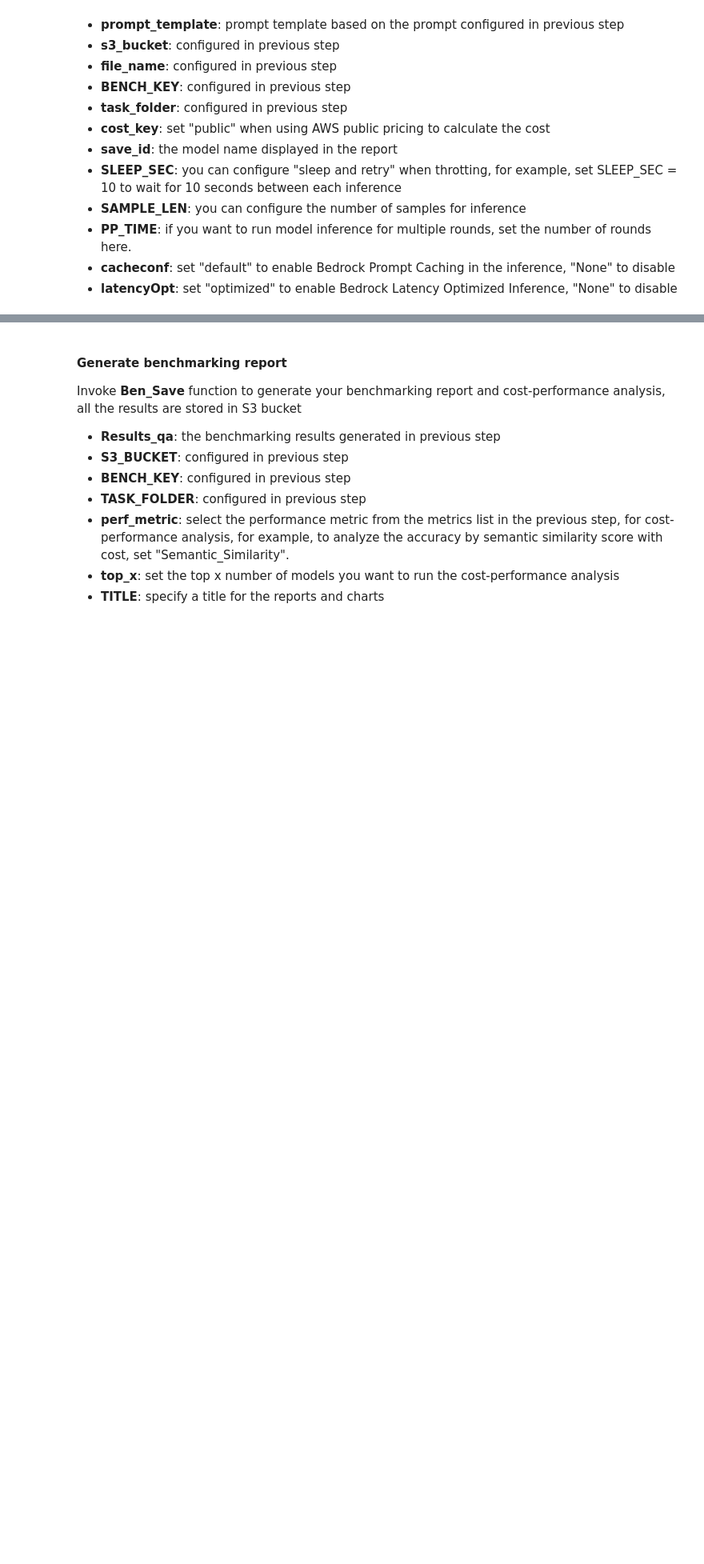
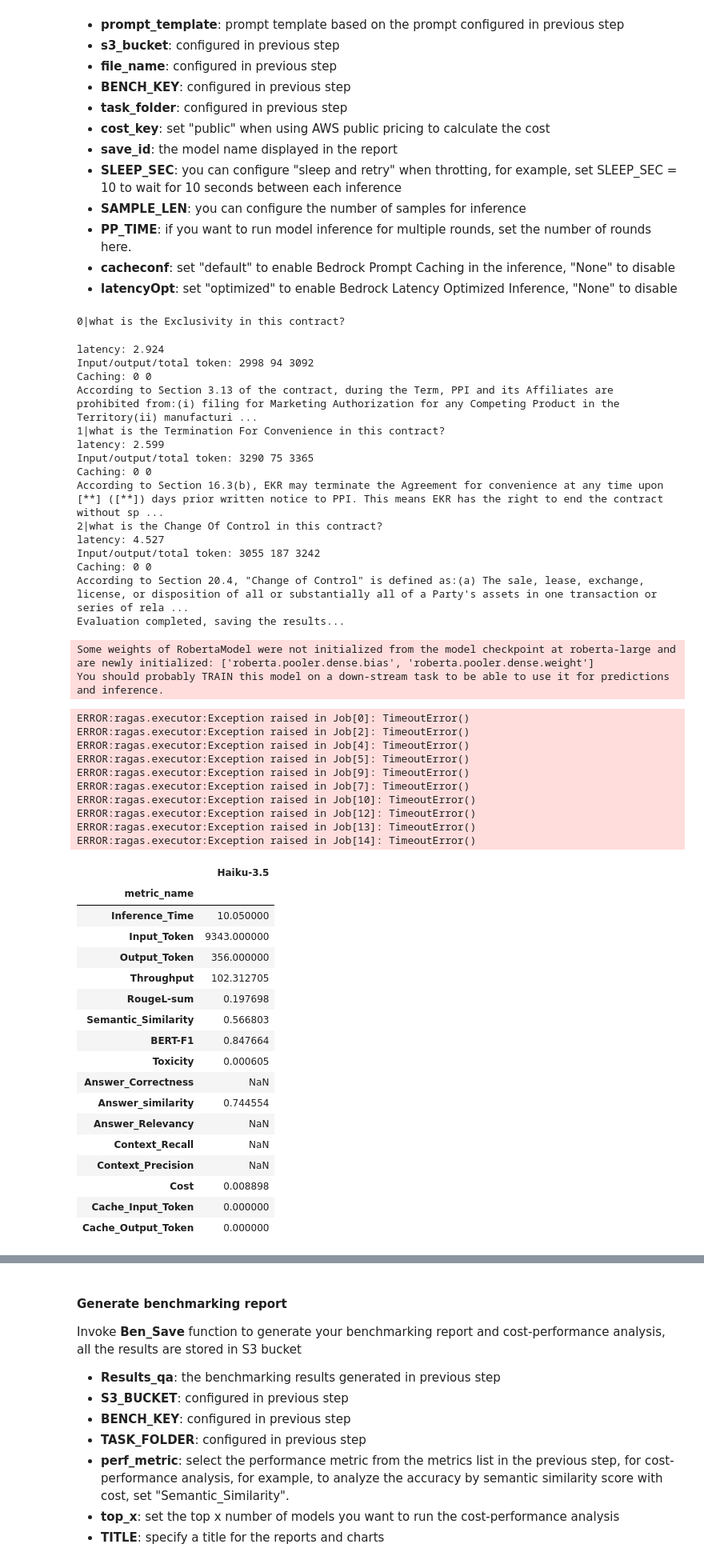
Before and after one commit to aws-samples/sample-llm-task-ben-mig-aws, a Jupyter notebook: examples/ragqa_example.ipynb, the cells around one changed output, grey strips where cells are left out. Shown at 80% size. Saved outputs shown, nothing was run; the diff lists cells and outputs as text; code cells hidden in the pictures; blank space fills up the shorter version.

```diff
--- a/examples/ragqa_example.ipynb
+++ b/examples/ragqa_example.ipynb
@@ -40,7 +48,7 @@ DOC_FILE = 'PACIRA_PHARMACEUTICALS_AGREEMENT.PDF'
 VDB_NAME = "loha"
 METRICS_LIST = ['Inference_Time','Input_Token','Output_Token','Throughput','RougeL-sum','Semantic_Similarity','BERT-F1','Toxicity',
                                             'Answer_Correctness','Answer_similarity','Answer_Relevancy','Context_Recall','Context_Precision','Cost','Cache_Input_Token','Cache_Output_Token']
-BEDROCK_REGION = 'us-east-1'
+BEDROCK_REGION = 'us-west-2'
 COST_FILE = 'bedrock_od_public.csv'
 
 Results_qa = pd.DataFrame()
@@ -107,6 +115,78 @@ Invoke **QA_Ben** function to conduct the benchmarking for one selected model, r
 * **PP_TIME**: if you want to run model inference for multiple rounds, set the number of rounds here.
 * **cacheconf**: set "default" to enable Bedrock Prompt Caching in the inference, "None" to disable
 * **latencyOpt**: set "optimized" to enable Bedrock Latency Optimized Inference, "None" to disable
+# %%
+# Claude 3.5 Haiku
+model_id = "us.anthropic.claude-3-5-haiku-20241022-v1:0"
+save_id = 'Haiku-3.5'
+
+prompt_template = Prompt_Template_Gen(model_id, prompt_catalog_id)
+#print(prompt_template)
+
+Results_qa[save_id] = QA_Ben(method="Bedrock",
+                                   region=BEDROCK_REGION,
+                                   model_id=model_id,
+                                   judge_model_id=judge_model_id,
+                                   model_kwargs=model_kwargs,
+                                   prompt_template=prompt_template,
+                                   vdb_name=VDB_NAME,
+                                   s3_bucket=S3_BUCKET,
+                                   file_name=INPUT_FILE,
+                                   BENCH_KEY=BENCH_KEY,
+                                   task_folder=TASK_FOLDER,
+                                   cost_key=COST_FILE,
+                                   save_id=save_id,
+                                   SLEEP_SEC=5,SAMPLE_LEN=3,
+                                   PP_TIME=1,
+                                   cacheconf="None",latencyOpt="None")
+Results_qa
+# %% [output]
+0|what is the Exclusivity in this contract?
+latency: 2.924
+Input/output/total token: 2998 94 3092
+Caching: 0 0
+According to Section 3.13 of the contract, during the Term, PPI and its Affiliates are prohibited from:(i) filing for Marketing Authorization for any Competing Product in the Territory(ii) manufacturi ...
+1|what is the Termination For Convenience in this contract?
+latency: 2.599
+Input/output/total token: 3290 75 3365
+Caching: 0 0
+According to Section 16.3(b), EKR may terminate the Agreement for convenience at any time upon [**] ([**]) days prior written notice to PPI. This means EKR has the right to end the contract without sp ...
+2|what is the Change Of Control in this contract?
+latency: 4.527
+Input/output/total token: 3055 187 3242
+Caching: 0 0
+According to Section 20.4, "Change of Control" is defined as:(a) The sale, lease, exchange, license, or disposition of all or substantially all of a Party's assets in one transaction or series of rela ...
+Evaluation completed, saving the results...
+Some weights of RobertaModel were not initialized from the model checkpoint at roberta-large and are newly initialized: ['roberta.pooler.dense.bias', 'roberta.pooler.dense.weight']
+You should probably TRAIN this model on a down-stream task to be able to use it for predictions and inference.
+ERROR:ragas.executor:Exception raised in Job[0]: TimeoutError()
+ERROR:ragas.executor:Exception raised in Job[2]: TimeoutError()
+ERROR:ragas.executor:Exception raised in Job[4]: TimeoutError()
+ERROR:ragas.executor:Exception raised in Job[5]: TimeoutError()
+ERROR:ragas.executor:Exception raised in Job[9]: TimeoutError()
+ERROR:ragas.executor:Exception raised in Job[7]: TimeoutError()
+ERROR:ragas.executor:Exception raised in Job[10]: TimeoutError()
+ERROR:ragas.executor:Exception raised in Job[12]: TimeoutError()
+ERROR:ragas.executor:Exception raised in Job[13]: TimeoutError()
+ERROR:ragas.executor:Exception raised in Job[14]: TimeoutError()
+|  | Haiku-3.5 |
+| metric_name |  |
+| Inference_Time | 10.050000 |
+| Input_Token | 9343.000000 |
+| Output_Token | 356.000000 |
+| Throughput | 102.312705 |
+| RougeL-sum | 0.197698 |
+| Semantic_Similarity | 0.566803 |
+| BERT-F1 | 0.847664 |
+| Toxicity | 0.000605 |
+| Answer_Correctness | NaN |
+| Answer_similarity | 0.744554 |
+| Answer_Relevancy | NaN |
+| Context_Recall | NaN |
+| Context_Precision | NaN |
+| Cost | 0.008898 |
+| Cache_Input_Token | 0.000000 |
+| Cache_Output_Token | 0.000000 |
 # %%
 # nova-pro
 model_id = 'us.amazon.nova-pro-v1:0'
```
Also changed, not shown: parts of 4 cells of this notebook, 2 other files.
